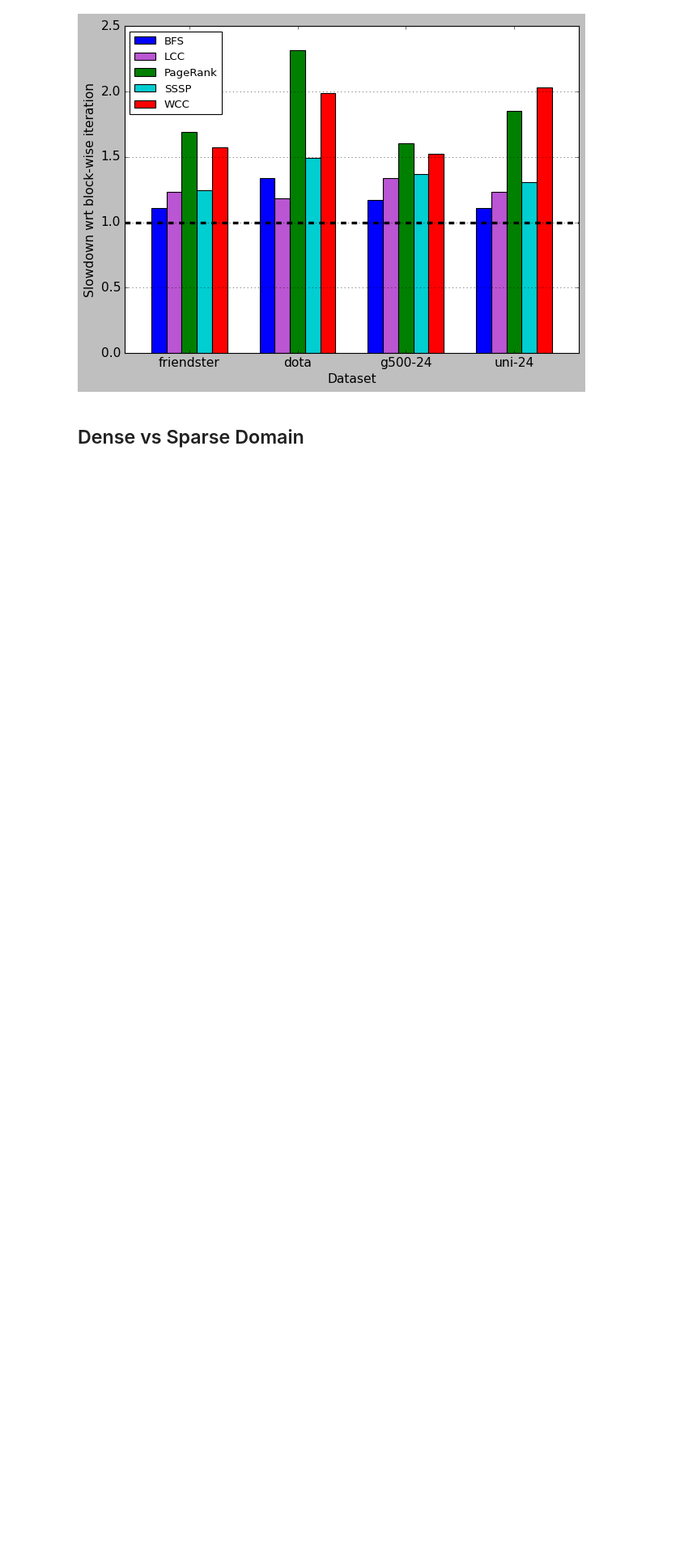
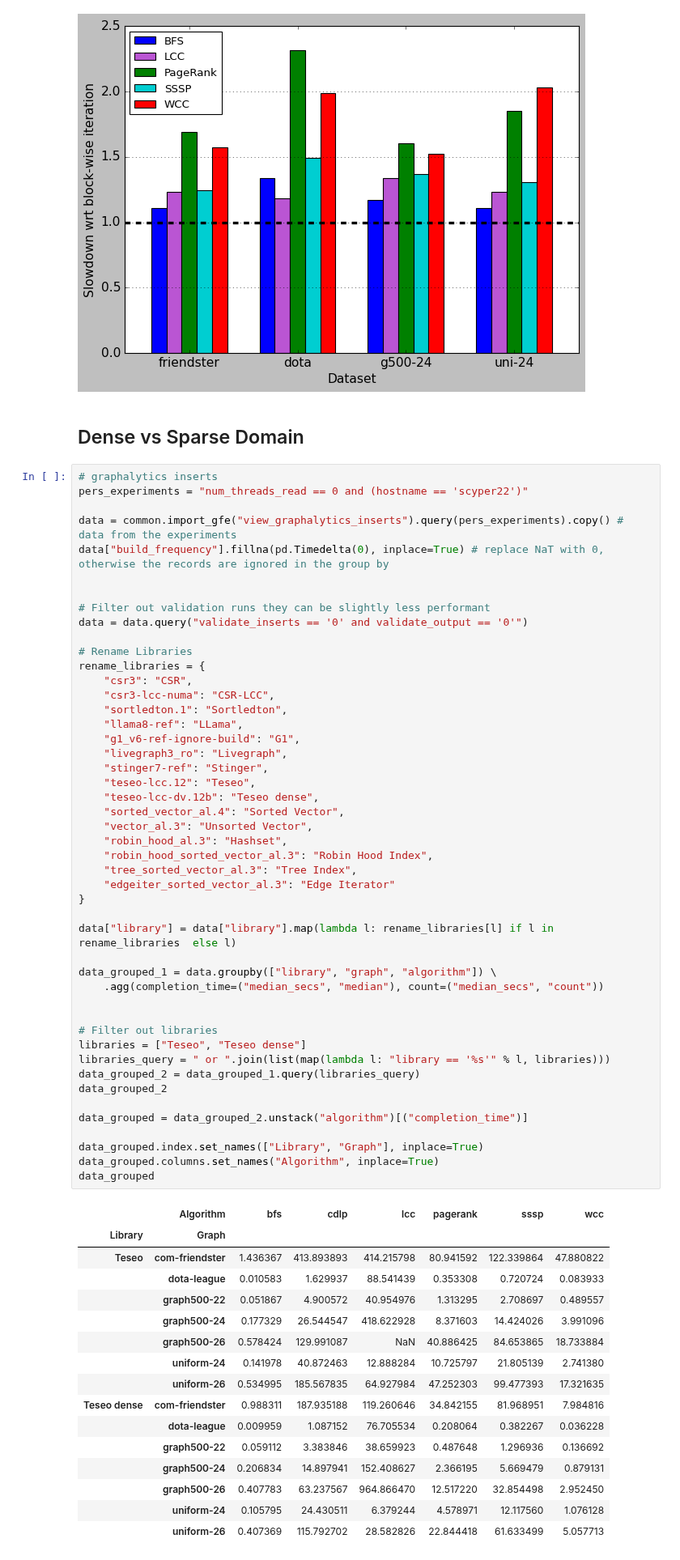
Before and after one commit to PerFuchs/gfe_notebooks, a Jupyter notebook: graphalytics_microbenchmarks.ipynb, the cells around one changed output. Shown at 81% size. Saved outputs shown, nothing was run; the diff lists cells and outputs as text; blank space fills up the shorter version.

```diff
--- a/graphalytics_microbenchmarks.ipynb
+++ b/graphalytics_microbenchmarks.ipynb
@@ -460,6 +460,70 @@ plt.savefig("../plots/direct-access-vs-iterator-lambda-new.png", dpi=400)
 [figure]
 # %% [markdown]
 ## Dense vs Sparse Domain
+# %%
+# graphalytics inserts
+pers_experiments = "num_threads_read == 0 and (hostname == 'scyper22')"
+
+data = common.import_gfe("view_graphalytics_inserts").query(pers_experiments).copy() # data from the experiments
+data["build_frequency"].fillna(pd.Timedelta(0), inplace=True) # replace NaT with 0, otherwise the records are ignored in the group by
+
+
+# Filter out validation runs they can be slightly less performant
+data = data.query("validate_inserts == '0' and validate_output == '0'")
+
+# Rename Libraries
+rename_libraries = {
+    "csr3": "CSR",
+    "csr3-lcc-numa": "CSR-LCC",
+    "sortledton.1": "Sortledton",
+    "llama8-ref": "LLama",
+    "g1_v6-ref-ignore-build": "G1",
+    "livegraph3_ro": "Livegraph",
+    "stinger7-ref": "Stinger",
+    "teseo-lcc.12": "Teseo",
+    "teseo-lcc-dv.12b": "Teseo dense",
+    "sorted_vector_al.4": "Sorted Vector",
+    "vector_al.3": "Unsorted Vector",
+    "robin_hood_al.3": "Hashset",
+    "robin_hood_sorted_vector_al.3": "Robin Hood Index",
+    "tree_sorted_vector_al.3": "Tree Index",
+    "edgeiter_sorted_vector_al.3": "Edge Iterator"
+}
+
+data["library"] = data["library"].map(lambda l: rename_libraries[l] if l in rename_libraries  else l)
+
+data_grouped_1 = data.groupby(["library", "graph", "algorithm"]) \
+    .agg(completion_time=("median_secs", "median"), count=("median_secs", "count"))
+
+
+# Filter out libraries
+libraries = ["Teseo", "Teseo dense"]
+libraries_query = " or ".join(list(map(lambda l: "library == '%s'" % l, libraries)))
+data_grouped_2 = data_grouped_1.query(libraries_query)
+data_grouped_2
+
+data_grouped = data_grouped_2.unstack("algorithm")[("completion_time")]
+
+data_grouped.index.set_names(["Library", "Graph"], inplace=True)
+data_grouped.columns.set_names("Algorithm", inplace=True)
+data_grouped
+# %% [output]
+|  | Algorithm | bfs | cdlp | lcc | pagerank | sssp | wcc |
+| Library | Graph |  |  |  |  |  |  |
+| Teseo | com-friendster | 1.436367 | 413.893893 | 414.215798 | 80.941592 | 122.339864 | 47.880822 |
+|  | dota-league | 0.010583 | 1.629937 | 88.541439 | 0.353308 | 0.720724 | 0.083933 |
+|  | graph500-22 | 0.051867 | 4.900572 | 40.954976 | 1.313295 | 2.708697 | 0.489557 |
+|  | graph500-24 | 0.177329 | 26.544547 | 418.622928 | 8.371603 | 14.424026 | 3.991096 |
+|  | graph500-26 | 0.578424 | 129.991087 | NaN | 40.886425 | 84.653865 | 18.733884 |
+|  | uniform-24 | 0.141978 | 40.872463 | 12.888284 | 10.725797 | 21.805139 | 2.741380 |
+|  | uniform-26 | 0.534995 | 185.567835 | 64.927984 | 47.252303 | 99.477393 | 17.321635 |
+| Teseo dense | com-friendster | 0.988311 | 187.935188 | 119.260646 | 34.842155 | 81.968951 | 7.984816 |
+|  | dota-league | 0.009959 | 1.087152 | 76.705534 | 0.208064 | 0.382267 | 0.036228 |
+|  | graph500-22 | 0.059112 | 3.383846 | 38.659923 | 0.487648 | 1.296936 | 0.136692 |
+|  | graph500-24 | 0.206834 | 14.897941 | 152.408627 | 2.366195 | 5.669479 | 0.879131 |
+|  | graph500-26 | 0.407783 | 63.237567 | 964.866470 | 12.517220 | 32.854498 | 2.952450 |
+|  | uniform-24 | 0.105795 | 24.430511 | 6.379244 | 4.578971 | 12.117560 | 1.076128 |
+|  | uniform-26 | 0.407369 | 115.792702 | 28.582826 | 22.844418 | 61.633499 | 5.057713 |
 # %%
 dense_sparse = slowdown_against_base(data_grouped.copy(), data_grouped.loc["Teseo dense"])
 dense_sparse = dense_sparse.drop(["sssp", "bfs", "wcc", "pagerank", "cdlp", "lcc"], axis=1)
```
Also changed, not shown: parts of 4 cells of this notebook, 1 other file.
